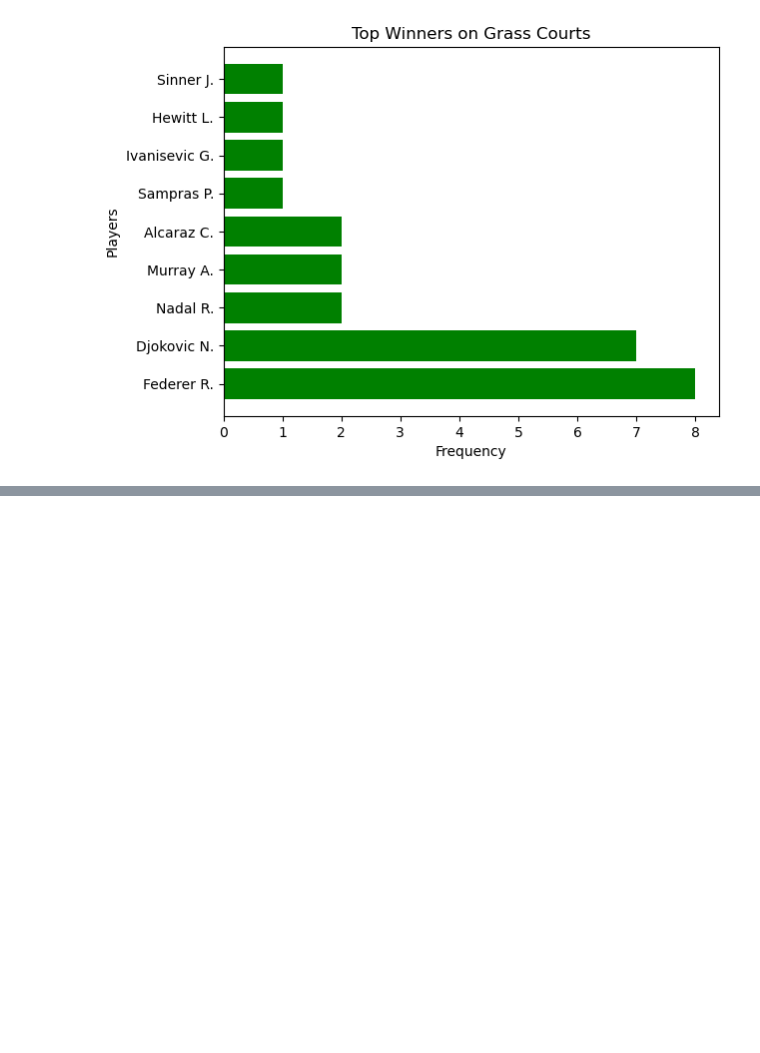
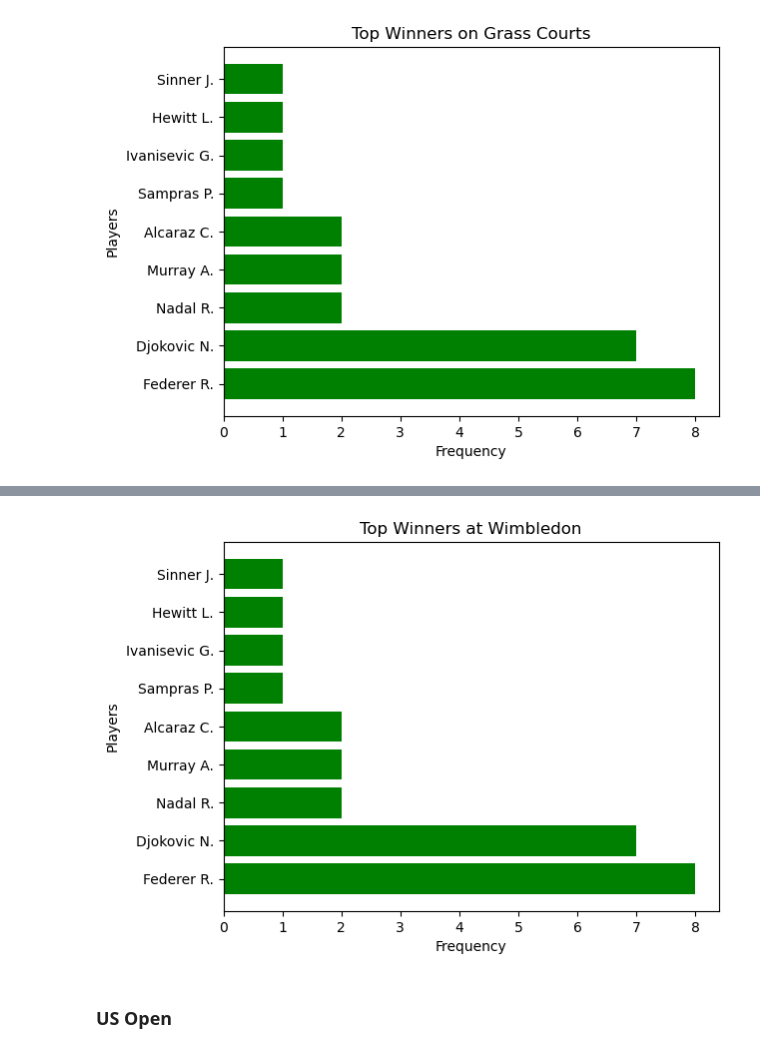
Before and after one commit to joaoestella/Tennis-Analysis, a Jupyter notebook: notebooks/01_exploration.ipynb, the cells around one changed output, grey strips where cells are left out. Drawn from its saved outputs; the diff is of its cells as text; code cells hidden in the pictures; blank space fills up the shorter version.

```diff
--- a/notebooks/01_exploration.ipynb
+++ b/notebooks/01_exploration.ipynb
@@ -161,0 +231,7 @@ plt.show()
+# %%
+wimbledon_filter = (df['Tournament'] == 'Wimbledon') & (df['Round'] == 'The Final')
+df_final_wi = df[wimbledon_filter]
+
+wimbledon_winners = df_final_wi['Winner'].value_counts()
+print("Top winners at Wimbledon:")
+print(wimbledon_winners)
@@ -161,0 +251,13 @@ plt.show()
+# %%
+wi_names = wimbledon_winners.index
+wi_freqs = wimbledon_winners.values
+
+plt.barh(wi_names, wi_freqs, color='green')
+plt.xlabel("Frequency")
+plt.ylabel("Players")
+plt.title("Top Winners at Wimbledon")
+plt.show()
+# %% [output]
+[figure, added]
+# %% [markdown]
+### US Open
```
Also changed, not shown: parts of 14 cells of this notebook.
